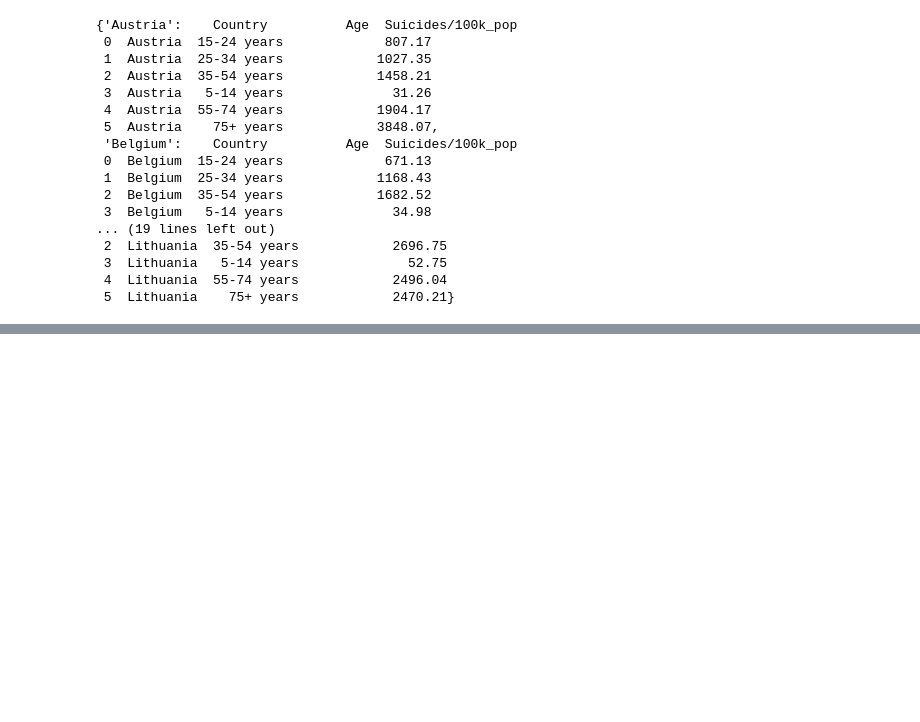
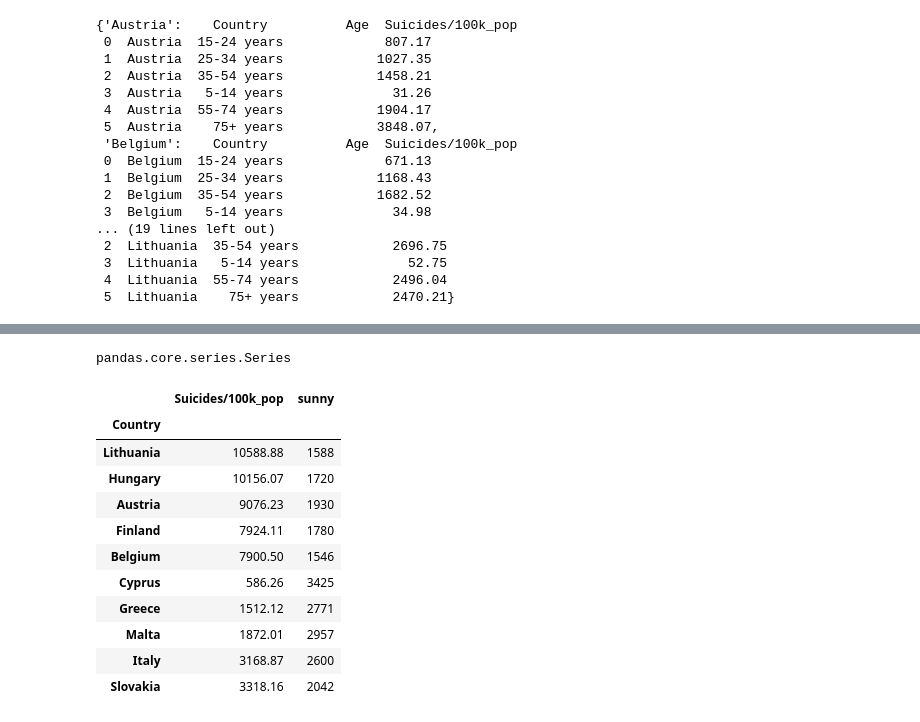
Before and after one commit to AdrianCarcelen/suicide_analysis, a Jupyter notebook: 14_08.ipynb, the cells around one changed output, grey strips where cells are left out. Cells and saved outputs as stored; diff of their text form; code cells hidden in the pictures; blank space fills up the shorter version.

```diff
--- a/14_08.ipynb
+++ b/14_08.ipynb
@@ -298,0 +305,7 @@ ValueError: could not convert string to float: 'Austria'
+# %%
+#correlation between the gender and the ratio of suicides. Not sigfificant because in every country the numbers are very different fro each other. nevertheless, we can
+#see a positive correlation.
+precorr=df_filtrado["Sex"].apply(num_gen)
+
+df_filtrado['num_gen_column'] = df_filtrado['Sex'].apply(num_gen)
+df_filtrado["Suicides/100k_pop"].corr(df_filtrado["num_gen_column"])
@@ -298,0 +334,25 @@ ValueError: could not convert string to float: 'Austria'
+# %%
+weather=df_filtrado.groupby(["Country"])["Suicides/100k_pop"].sum()
+type(weather)
+# %% [output]
+pandas.core.series.Series
+# %%
+df_weather = weather.to_frame()
+df_weather=df_weather.loc[["Lithuania","Hungary","Austria","Finland","Belgium","Cyprus","Greece","Malta","Italy","Slovakia"]]
+# %%
+df_weather['sunny'] = ['1588', '1720', '1930', '1780', '1546',"3425","2771","2957","2600","2042"]
+# %%
+df_weather
+# %% [output]
+|  | Suicides/100k_pop | sunny |
+| Country |  |  |
+| Lithuania | 10588.88 | 1588 |
+| Hungary | 10156.07 | 1720 |
+| Austria | 9076.23 | 1930 |
+| Finland | 7924.11 | 1780 |
+| Belgium | 7900.50 | 1546 |
+| Cyprus | 586.26 | 3425 |
+| Greece | 1512.12 | 2771 |
+| Malta | 1872.01 | 2957 |
+| Italy | 3168.87 | 2600 |
+| Slovakia | 3318.16 | 2042 |
```
Also changed, not shown: parts of 10 cells of this notebook.
